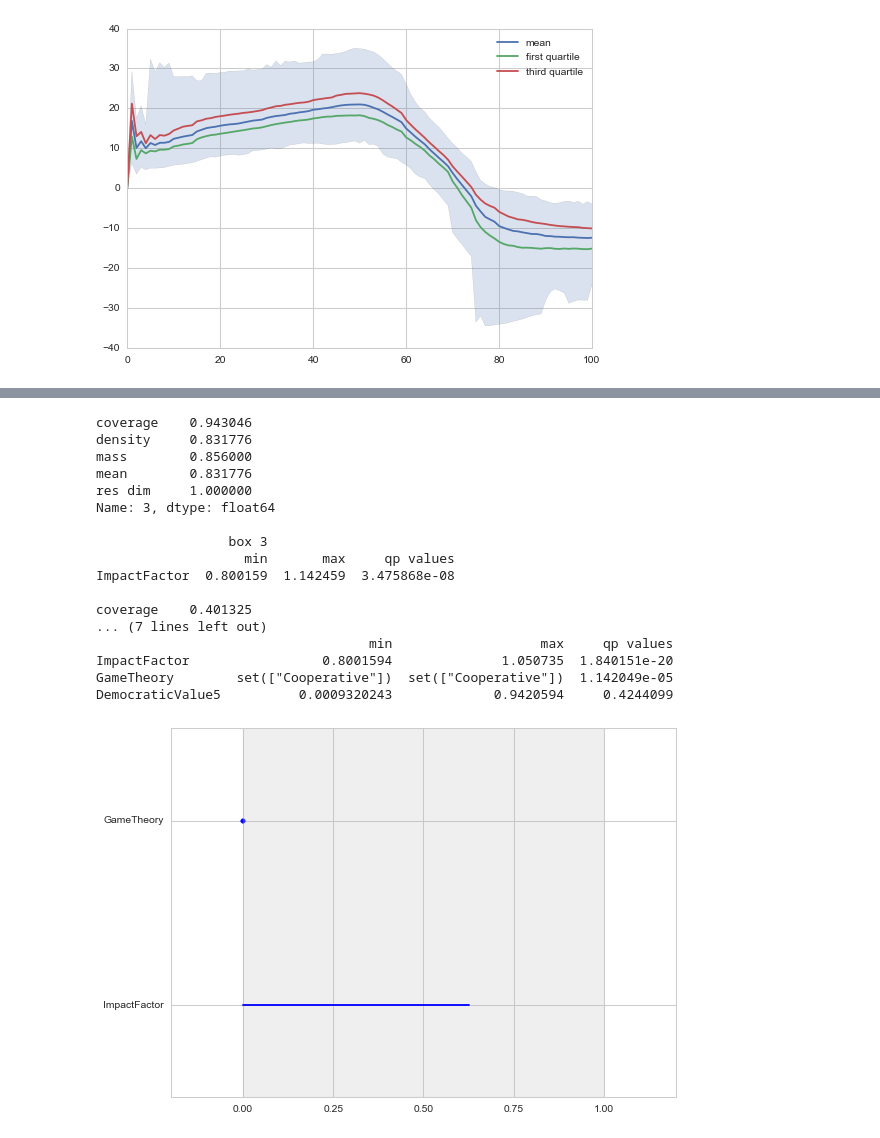
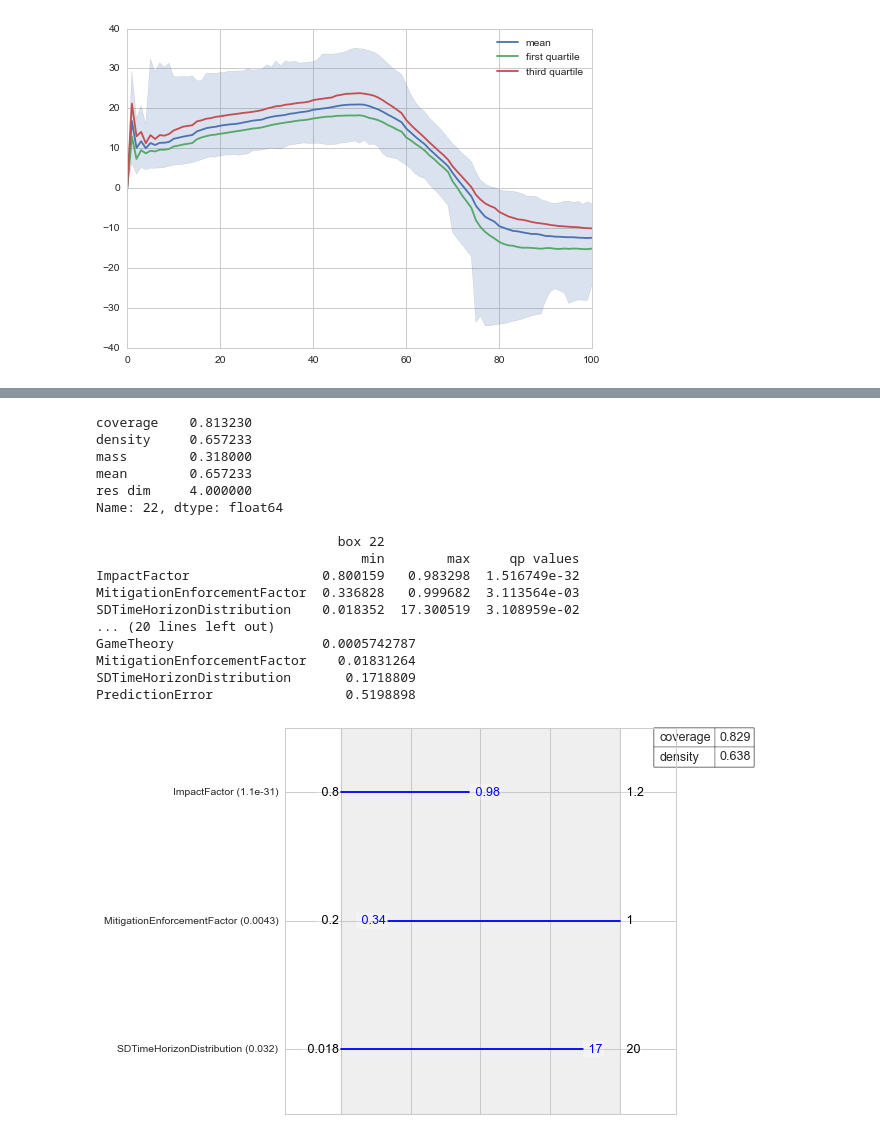
Before and after one commit to sgreeven/msc_thesis_work, a Jupyter notebook: src/Time Horizon influence.ipynb, the cells around one changed output, grey strips where cells are left out. Saved outputs shown, nothing was run; the diff lists cells and outputs as text; code cells hidden in the pictures.

```diff
--- a/src/Time Horizon influence.ipynb
+++ b/src/Time Horizon influence.ipynb
@@ -205,7 +204,7 @@ results = experiments, temp_outcomes
 def classify(data):
     outcome = data['dif'][:,-1]
     classes = np.zeros(outcome.shape)
-    classes[outcome<-10] = 1
+    classes[outcome<-15] = 1
     return classes
 
 prim_obj = Prim(results, classify, threshold=0.8)
@@ -223,21 +219,21 @@ plt.show()
 # %%
-box1.inspect(3)
-box1.inspect(11)
+box1.inspect(22)
+box1.inspect(23)
 # %% [output]
-coverage    0.943046
-density     0.831776
-mass        0.856000
-mean        0.831776
-res dim     1.000000
-Name: 3, dtype: float64
+coverage    0.813230
+density     0.657233
+mass        0.318000
+mean        0.657233
+res dim     4.000000
+Name: 22, dtype: float64
 
-                 box 3
-                   min       max     qp values
-ImpactFactor  0.800159  1.142459  3.475868e-08
-
-coverage    0.401325
-... (7 lines left out)
-                                   min                   max     qp values
-ImpactFactor                 0.8001594              1.050735  1.840151e-20
-GameTheory        set(["Cooperative"])  set(["Cooperative"])  1.142049e-05
-DemocraticValue5          0.0009320243             0.9420594     0.4244099
+                               box 22
+                                  min        max     qp values
+ImpactFactor                 0.800159   0.983298  1.516749e-32
+MitigationEnforcementFactor  0.336828   0.999682  3.113564e-03
+SDTimeHorizonDistribution    0.018352  17.300519  3.108959e-02
+... (20 lines left out)
+GameTheory                   0.0005742787
+MitigationEnforcementFactor    0.01831264
+SDTimeHorizonDistribution       0.1718809
+PredictionError                 0.5198898
@@ -247,5 +240,7 @@ box1.drop_restriction('DemocraticValue5')
-# %%
-prim_obj.show_boxes()
-plt.show()
-# %% [output]
-[figure, removed]
+# %%
+box1.select(22)
+box1.drop_restriction('PredictionError')
+box1.inspect(style='graph')
+plt.show()
+# %% [output]
+[figure, added]
```
Also changed, not shown: parts of 16 cells of this notebook, 8 other files.
